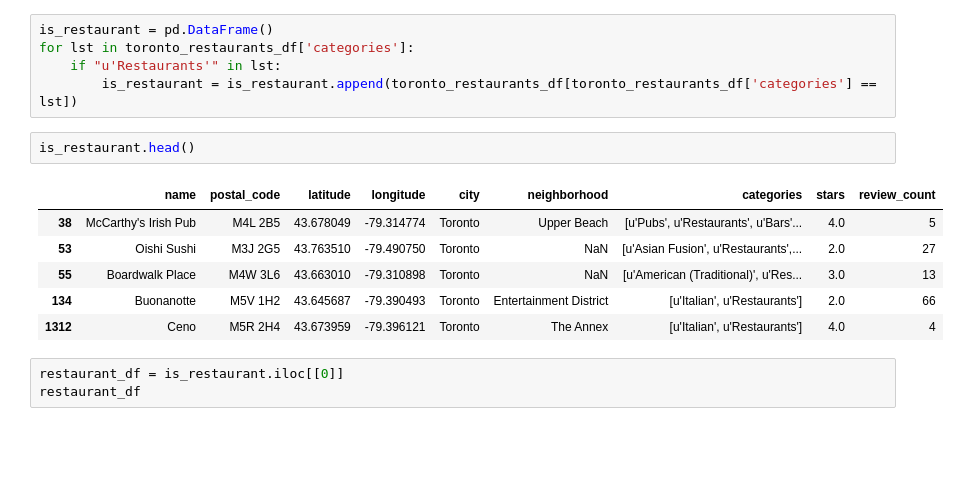
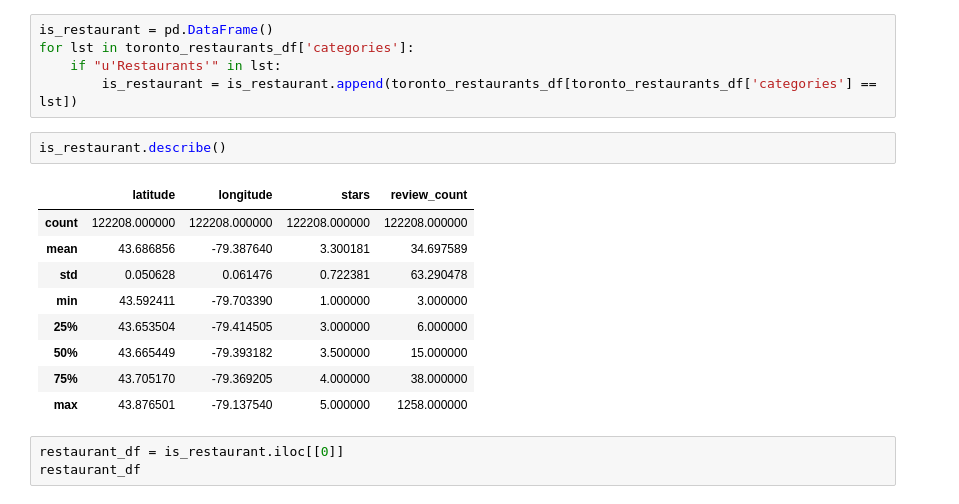
Before and after one commit to shrutirao94/Restaurant-Quality-and-Co-location-in-Toronto, a Jupyter notebook: yelp_toronto_analysis.ipynb, the cells around one changed output. Cells and saved outputs as stored; diff of their text form; blank space fills up the shorter version.

```diff
--- a/yelp_toronto_analysis.ipynb
+++ b/yelp_toronto_analysis.ipynb
@@ -104,14 +105,17 @@ for lst in toronto_restaurants_df['categories']:
     if "u'Restaurants'" in lst:
         is_restaurant = is_restaurant.append(toronto_restaurants_df[toronto_restaurants_df['categories'] == lst])
 # %%
-is_restaurant.head()
+is_restaurant.describe()
 # %% [output]
-|  | name | postal_code | latitude | longitude | city | neighborhood | categories | stars | review_count |
-| 38 | McCarthy's Irish Pub | M4L 2B5 | 43.678049 | -79.314774 | Toronto | Upper Beach | [u'Pubs', u'Restaurants', u'Bars'... | 4.0 | 5 |
-| 53 | Oishi Sushi | M3J 2G5 | 43.763510 | -79.490750 | Toronto | NaN | [u'Asian Fusion', u'Restaurants',... | 2.0 | 27 |
-| 55 | Boardwalk Place | M4W 3L6 | 43.663010 | -79.310898 | Toronto | NaN | [u'American (Traditional)', u'Res... | 3.0 | 13 |
-| 134 | Buonanotte | M5V 1H2 | 43.645687 | -79.390493 | Toronto | Entertainment District | [u'Italian', u'Restaurants'] | 2.0 | 66 |
-| 1312 | Ceno | M5R 2H4 | 43.673959 | -79.396121 | Toronto | The Annex | [u'Italian', u'Restaurants'] | 4.0 | 4 |
+|  | latitude | longitude | stars | review_count |
+| count | 122208.000000 | 122208.000000 | 122208.000000 | 122208.000000 |
+| mean | 43.686856 | -79.387640 | 3.300181 | 34.697589 |
+| std | 0.050628 | 0.061476 | 0.722381 | 63.290478 |
+| min | 43.592411 | -79.703390 | 1.000000 | 3.000000 |
+| 25% | 43.653504 | -79.414505 | 3.000000 | 6.000000 |
+| 50% | 43.665449 | -79.393182 | 3.500000 | 15.000000 |
+| 75% | 43.705170 | -79.369205 | 4.000000 | 38.000000 |
+| max | 43.876501 | -79.137540 | 5.000000 | 1258.000000 |
 # %%
 restaurant_df = is_restaurant.iloc[[0]]
 restaurant_df
```
Also changed, not shown: parts of 27 cells of this notebook.
